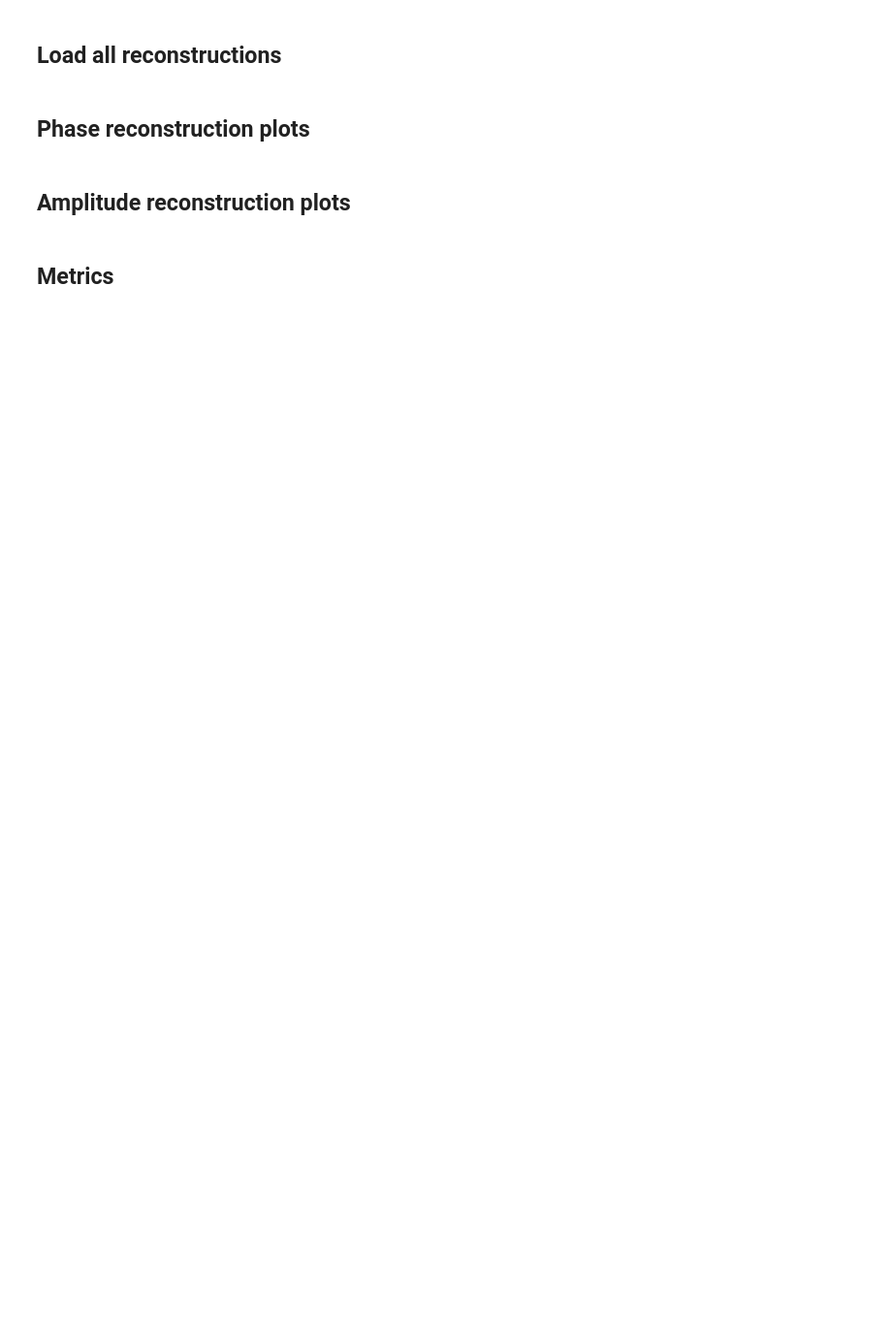
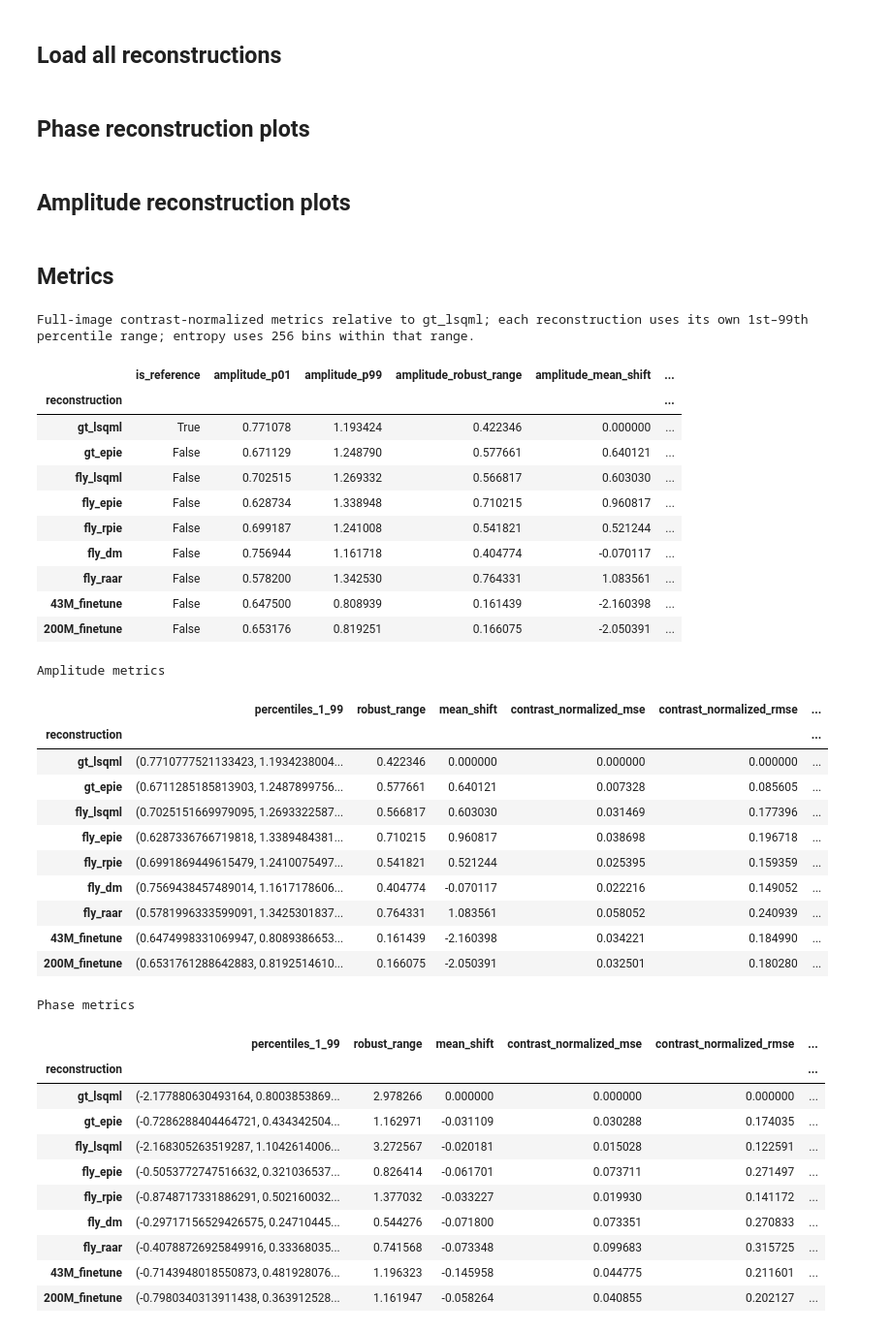
Before and after one commit to SYNAPS-I/ptycho-fm, a Jupyter notebook: notebooks/manuscript/fig2.ipynb, the cells around one changed output. Shown at 97% size. Drawn from its saved outputs; the diff is of its cells as text; code cells hidden in the pictures; blank space fills up the shorter version.

```diff
--- a/notebooks/manuscript/fig2.ipynb
+++ b/notebooks/manuscript/fig2.ipynb
@@ -33,14 +16,14 @@ import cmcrameri.cm as cmc
 # GT
 with h5py.File("/mnt/localdisk/scratch/aileenluo/fig2/gt_filtered_lsqml/gt_filtered_lsqml_epoch300_para.hdf5", "r") as f:
     gt_lsqml = f["object"][0, 113:-114, 125:-125]
-amp_gt_lsqml = np.abs(gt_lsqml)
-ph_gt_lsqml = np.angle(gt_lsqml)
+amp_gt_lsqml = np.abs(gt_lsqml[154:-154, 154:-154])
+ph_gt_lsqml = np.angle(gt_lsqml[154:-154, 154:-154])
 
 # Long exposure ePIE
 with h5py.File("/mnt/localdisk/scratch/aileenluo/fig2/gt_filtered_epie/gt_filtered_epie_epoch3000_para.hdf5", "r") as f:
     gt_epie = f["object"][0, 113:-114, 125:-125]
-amp_gt_epie = np.abs(gt_epie)
-ph_gt_epie = np.angle(gt_epie)
+amp_gt_epie = np.abs(gt_epie[154:-154, 154:-154])
+ph_gt_epie = np.angle(gt_epie[154:-154, 154:-154])
 
 # Flyscan LSQML
 with h5py.File("/mnt/localdisk/scratch/aileenluo/fig2/scan478_lsqml/scan478_lsqml_jitter_epoch900_para.hdf5", "r") as f:
@@ -458,9 +477,7 @@ ax[1, 1].set_title('RAAR')
 # %% [markdown]
 ## Metrics
 # %%
-# Contrast-normalized fidelity, PCC, and histogram entropy for amplitude and phase
-import pandas as pd
-from scipy.stats import pearsonr
+# Contrast-normalized fidelity, PCC for amplitude and phase
 
 
 def _histogram_entropy_within_robust_range(values, lower, upper, n_bins=256):
@@ -607,25 +624,7 @@ raw_contrast_metric_images = {
     'fly_dm': (amp_fly_dm, ph_fly_dm),
     'fly_raar': (amp_fly_raar, ph_fly_raar),
     '43M_finetune': (amp_43M_finetune, ph_43M_finetune),
-    '43M_finetune_datanorm': (
-        amp_43M_finetune_datanorm,
-        ph_43M_finetune_datanorm,
-    ),
     '200M_finetune': (amp_200M_finetune, ph_200M_finetune),
-    '200M_finetune_datanorm': (
-        amp_200M_finetune_datanorm,
-        ph_200M_finetune_datanorm,
-    ),
-    '43M_scratch': (amp_43M_scratch, ph_43M_scratch),
-    '43M_scratch_datanorm': (
-        amp_43M_scratch_datanorm,
-        ph_43M_scratch_datanorm,
-    ),
-    '200M_scratch': (amp_200M_scratch, ph_200M_scratch),
-    '200M_scratch_datanorm': (
-        amp_200M_scratch_datanorm,
-        ph_200M_scratch_datanorm,
-    ),
 }
 
 contrast_metric_images = {}
@@ -636,33 +635,70 @@ for name, (amplitude_image, phase_image) in raw_contrast_metric_images.items():
             f'{amplitude_image.shape} versus {phase_image.shape}'
         )
     if '43M' in name or '200M' in name:
         amplitude_image = np.flipud(amplitude_image)
         phase_image = np.flipud(phase_image)
     contrast_metric_images[name] = {
         'amplitude': amplitude_image,
         'phase': phase_image,
     }
 
 contrast_metric_reference_name = 'gt_lsqml'
 (
     contrast_normalized_metrics_df,
     amplitude_contrast_metrics_df,
     phase_contrast_metrics_df,
 ) = _build_contrast_metric_dataframes(
     contrast_metric_images,
     contrast_metric_reference_name,
 )
 
 print(
     'Full-image contrast-normalized metrics relative to '
     f'{contrast_metric_reference_name}; each reconstruction uses its own '
     '1st–99th percentile range; entropy uses 256 bins within that range.'
 )
 display(contrast_normalized_metrics_df)
 print('Amplitude metrics')
 display(amplitude_contrast_metrics_df)
 print('Phase metrics')
 display(phase_contrast_metrics_df)
+# %% [output]
+Full-image contrast-normalized metrics relative to gt_lsqml; each reconstruction uses its own 1st–99th percentile range; entropy uses 256 bins within that range.
+|  | is_reference | amplitude_p01 | amplitude_p99 | amplitude_robust_range | amplitude_mean_shift | ... |
+| reconstruction |  |  |  |  |  | ... |
+| gt_lsqml | True | 0.771078 | 1.193424 | 0.422346 | 0.000000 | ... |
+| gt_epie | False | 0.671129 | 1.248790 | 0.577661 | 0.640121 | ... |
+| fly_lsqml | False | 0.702515 | 1.269332 | 0.566817 | 0.603030 | ... |
+| fly_epie | False | 0.628734 | 1.338948 | 0.710215 | 0.960817 | ... |
+| fly_rpie | False | 0.699187 | 1.241008 | 0.541821 | 0.521244 | ... |
+| fly_dm | False | 0.756944 | 1.161718 | 0.404774 | -0.070117 | ... |
+| fly_raar | False | 0.578200 | 1.342530 | 0.764331 | 1.083561 | ... |
+| 43M_finetune | False | 0.647500 | 0.808939 | 0.161439 | -2.160398 | ... |
+| 200M_finetune | False | 0.653176 | 0.819251 | 0.166075 | -2.050391 | ... |
+Amplitude metrics
+|  | percentiles_1_99 | robust_range | mean_shift | contrast_normalized_mse | contrast_normalized_rmse | ... |
+| reconstruction |  |  |  |  |  | ... |
+| gt_lsqml | (0.7710777521133423, 1.1934238004... | 0.422346 | 0.000000 | 0.000000 | 0.000000 | ... |
+| gt_epie | (0.6711285185813903, 1.2487899756... | 0.577661 | 0.640121 | 0.007328 | 0.085605 | ... |
+| fly_lsqml | (0.7025151669979095, 1.2693322587... | 0.566817 | 0.603030 | 0.031469 | 0.177396 | ... |
+| fly_epie | (0.6287336766719818, 1.3389484381... | 0.710215 | 0.960817 | 0.038698 | 0.196718 | ... |
+| fly_rpie | (0.6991869449615479, 1.2410075497... | 0.541821 | 0.521244 | 0.025395 | 0.159359 | ... |
+| fly_dm | (0.7569438457489014, 1.1617178606... | 0.404774 | -0.070117 | 0.022216 | 0.149052 | ... |
+| fly_raar | (0.5781996333599091, 1.3425301837... | 0.764331 | 1.083561 | 0.058052 | 0.240939 | ... |
+| 43M_finetune | (0.6474998331069947, 0.8089386653... | 0.161439 | -2.160398 | 0.034221 | 0.184990 | ... |
+| 200M_finetune | (0.6531761288642883, 0.8192514610... | 0.166075 | -2.050391 | 0.032501 | 0.180280 | ... |
+Phase metrics
+|  | percentiles_1_99 | robust_range | mean_shift | contrast_normalized_mse | contrast_normalized_rmse | ... |
+| reconstruction |  |  |  |  |  | ... |
+| gt_lsqml | (-2.177880630493164, 0.8003853869... | 2.978266 | 0.000000 | 0.000000 | 0.000000 | ... |
+| gt_epie | (-0.7286288404464721, 0.434342504... | 1.162971 | -0.031109 | 0.030288 | 0.174035 | ... |
+| fly_lsqml | (-2.168305263519287, 1.1042614006... | 3.272567 | -0.020181 | 0.015028 | 0.122591 | ... |
+| fly_epie | (-0.5053772747516632, 0.321036537... | 0.826414 | -0.061701 | 0.073711 | 0.271497 | ... |
+| fly_rpie | (-0.8748717331886291, 0.502160032... | 1.377032 | -0.033227 | 0.019930 | 0.141172 | ... |
+| fly_dm | (-0.29717156529426575, 0.24710445... | 0.544276 | -0.071800 | 0.073351 | 0.270833 | ... |
+| fly_raar | (-0.40788726925849916, 0.33368035... | 0.741568 | -0.073348 | 0.099683 | 0.315725 | ... |
+| 43M_finetune | (-0.7143948018550873, 0.481928076... | 1.196323 | -0.145958 | 0.044775 | 0.211601 | ... |
+| 200M_finetune | (-0.7980340313911438, 0.363912528... | 1.161947 | -0.058264 | 0.040855 | 0.202127 | ... |
 # %%
 # Placeholder ROI for contrast-normalized metrics; update these slices as needed.
 contrast_metric_row_slice = slice(430, 790)
```
Also changed, not shown: parts of 10 cells of this notebook, 4 other files.
